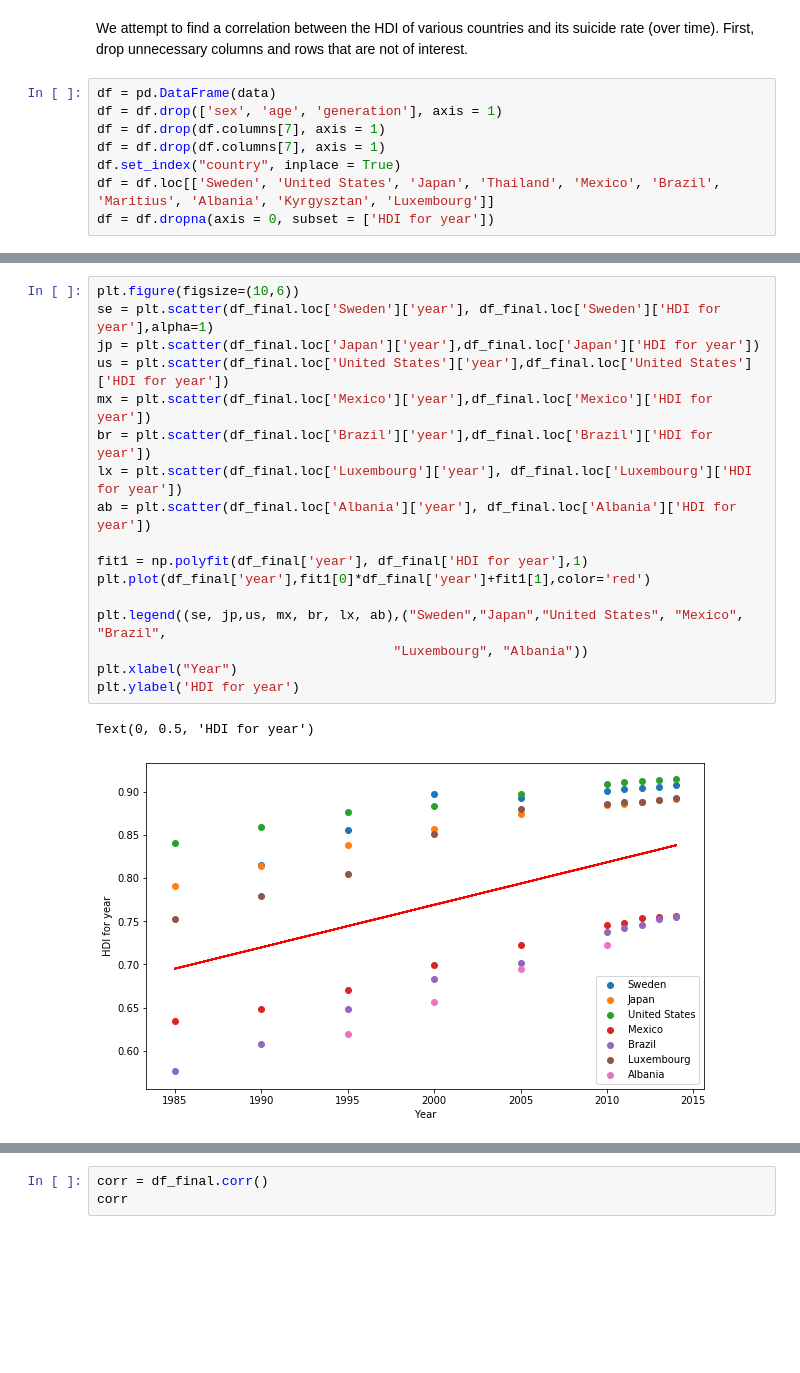
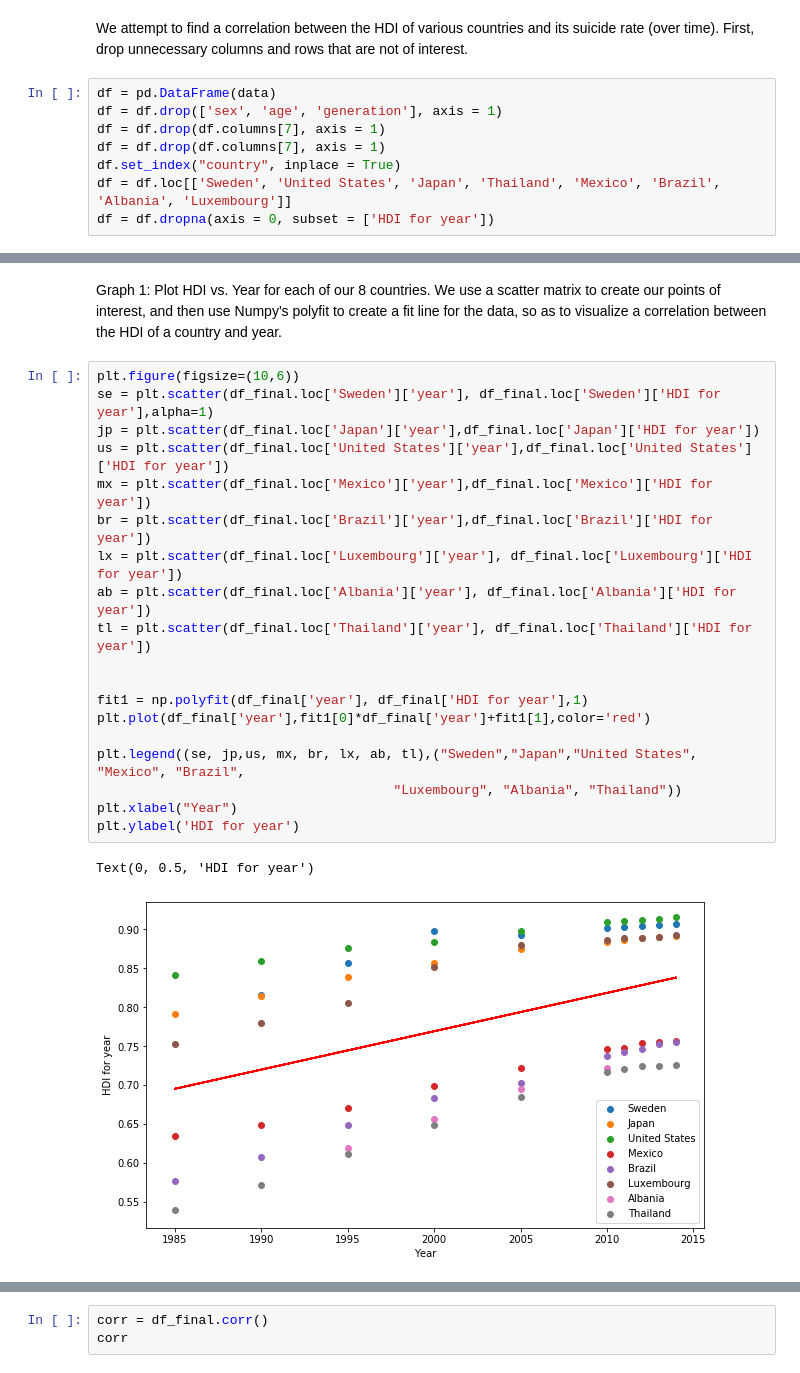
Before and after one commit to mahibhosain/suicide-analysis, a Jupyter notebook: suicide-analysis.ipynb, the cells around one changed output, grey strips where cells are left out. Cells and saved outputs as stored; diff of their text form; blank space fills up the shorter version.

```diff
--- a/suicide-analysis.ipynb
+++ b/suicide-analysis.ipynb
@@ -84,5 +43,5 @@ df = df.drop(['sex', 'age', 'generation'], axis = 1)
 df = df.drop(df.columns[7], axis = 1)
 df = df.drop(df.columns[7], axis = 1)
 df.set_index("country", inplace = True)
-df = df.loc[['Sweden', 'United States', 'Japan', 'Thailand', 'Mexico', 'Brazil', 'Maritius', 'Albania', 'Kyrgysztan', 'Luxembourg']]
+df = df.loc[['Sweden', 'United States', 'Japan', 'Thailand', 'Mexico', 'Brazil', 'Albania', 'Luxembourg']]
 df = df.dropna(axis = 0, subset = ['HDI for year'])
@@ -215,20 +88,25 @@ df_final
+# %% [markdown]
+Graph 1: Plot HDI vs. Year for each of our 8 countries.
+We use a scatter matrix to create our points of interest, and then use Numpy's polyfit to create a fit line for the data, so as to visualize a correlation between the HDI of a country and year.
 # %%
 plt.figure(figsize=(10,6))
 se = plt.scatter(df_final.loc['Sweden']['year'], df_final.loc['Sweden']['HDI for year'],alpha=1)
 jp = plt.scatter(df_final.loc['Japan']['year'],df_final.loc['Japan']['HDI for year'])
 us = plt.scatter(df_final.loc['United States']['year'],df_final.loc['United States']['HDI for year'])
 mx = plt.scatter(df_final.loc['Mexico']['year'],df_final.loc['Mexico']['HDI for year'])
 br = plt.scatter(df_final.loc['Brazil']['year'],df_final.loc['Brazil']['HDI for year'])
 lx = plt.scatter(df_final.loc['Luxembourg']['year'], df_final.loc['Luxembourg']['HDI for year'])
 ab = plt.scatter(df_final.loc['Albania']['year'], df_final.loc['Albania']['HDI for year'])
+tl = plt.scatter(df_final.loc['Thailand']['year'], df_final.loc['Thailand']['HDI for year'])
+
 
 fit1 = np.polyfit(df_final['year'], df_final['HDI for year'],1)
 plt.plot(df_final['year'],fit1[0]*df_final['year']+fit1[1],color='red')
 
-plt.legend((se, jp,us, mx, br, lx, ab),("Sweden","Japan","United States", "Mexico", "Brazil",
-                                      "Luxembourg", "Albania"))
+plt.legend((se, jp,us, mx, br, lx, ab, tl),("Sweden","Japan","United States", "Mexico", "Brazil",
+                                      "Luxembourg", "Albania", "Thailand"))
 plt.xlabel("Year")
 plt.ylabel('HDI for year')
 # %% [output]
 Text(0, 0.5, 'HDI for year')
-[figure, old version]
+[figure, new version]
```
Also changed, not shown: parts of 42 cells of this notebook.
